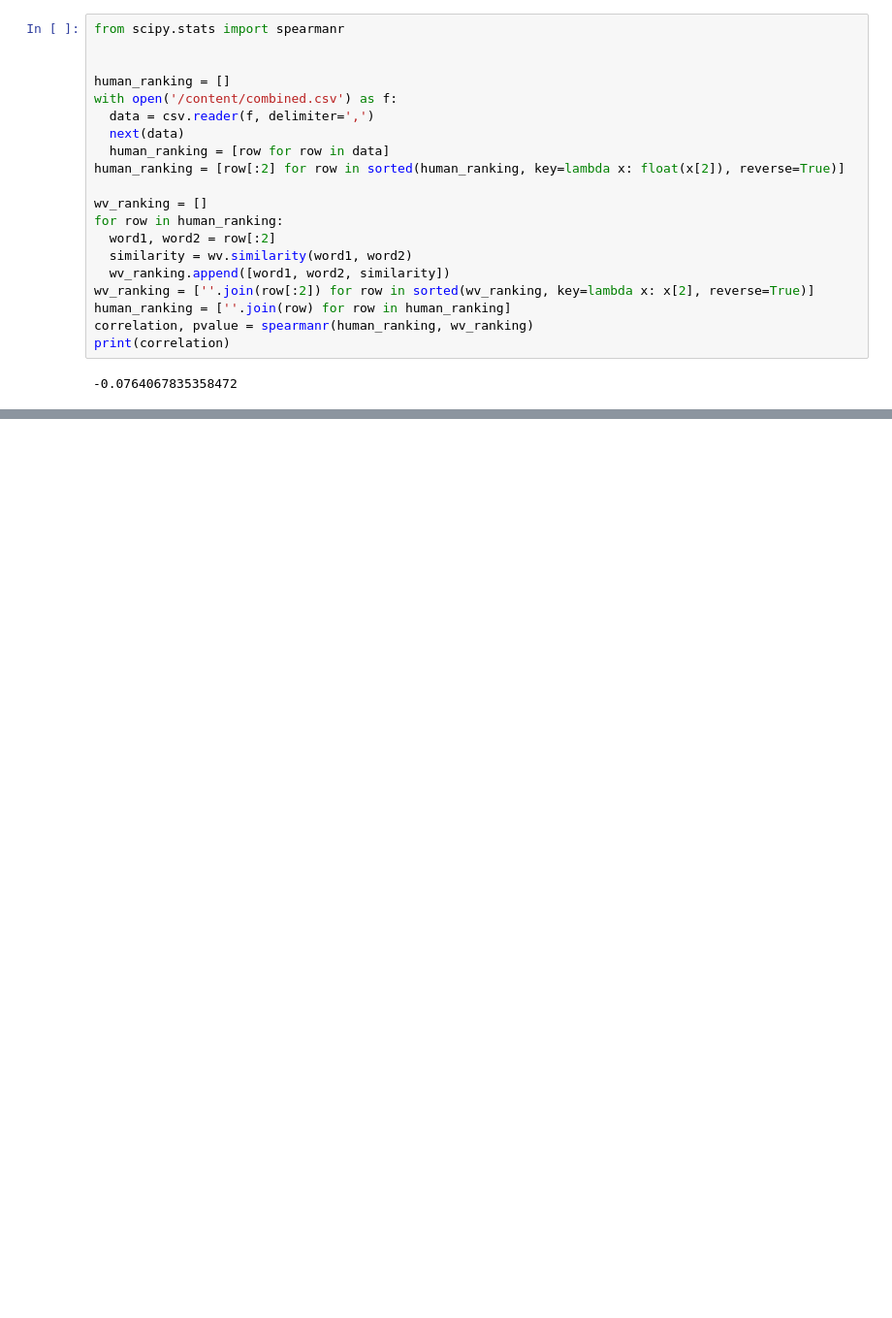
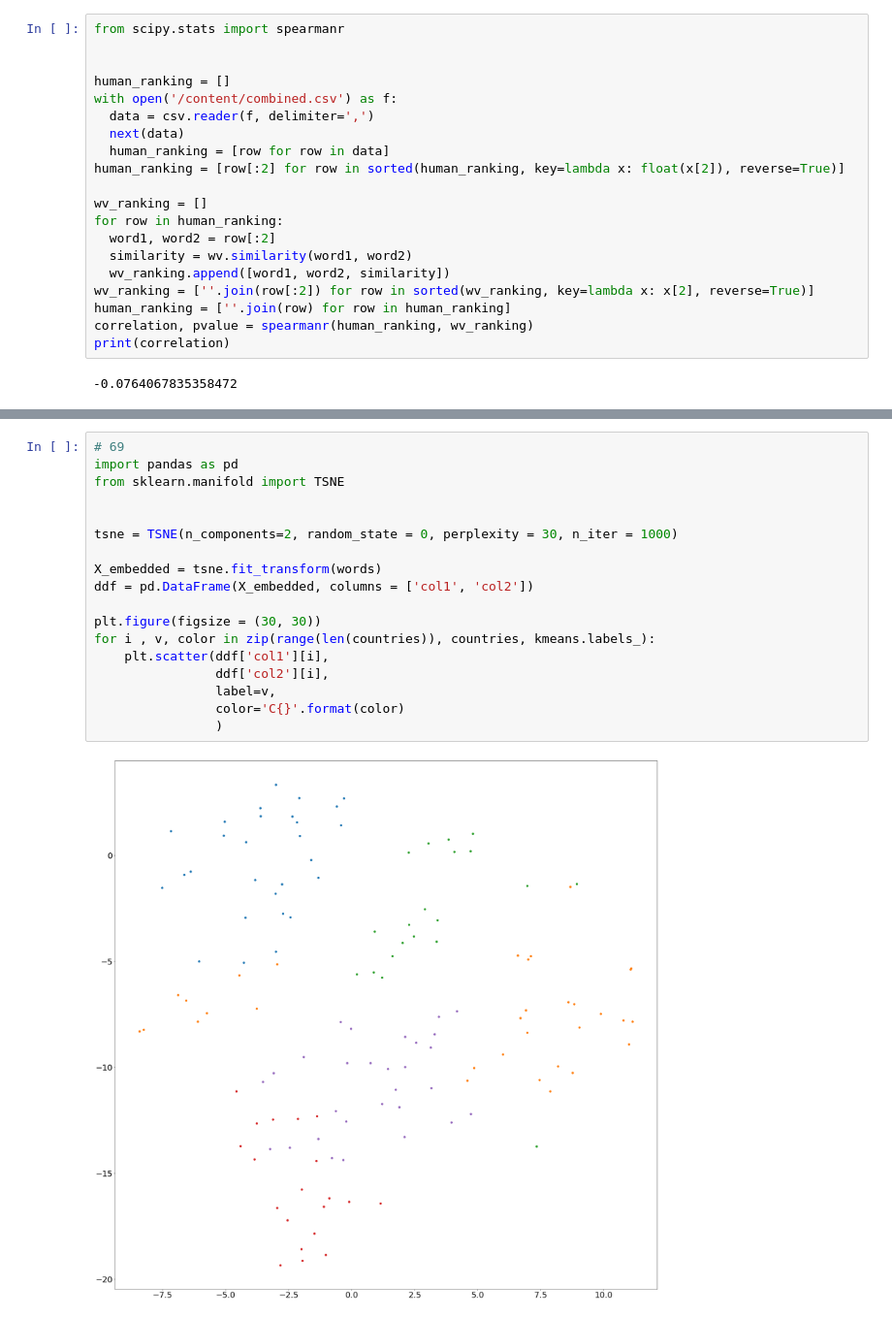
Before and after one commit to paotabetai/NLP100, a Jupyter notebook: C7_Word_Embedding.ipynb, the cells around one changed output, grey strips where cells are left out. Shown at 97% size. Saved outputs shown, nothing was run; the diff lists cells and outputs as text; blank space fills up the shorter version.

```diff
--- a/C7_Word_Embedding.ipynb
+++ b/C7_Word_Embedding.ipynb
@@ -269,0 +310,20 @@ Russia  4
+# %%
+# 69
+import pandas as pd
+from sklearn.manifold import TSNE
+
+
+tsne = TSNE(n_components=2, random_state = 0, perplexity = 30, n_iter = 1000)
+
+X_embedded = tsne.fit_transform(words)
+ddf = pd.DataFrame(X_embedded, columns = ['col1', 'col2'])
+
+plt.figure(figsize = (30, 30))
+for i , v, color in zip(range(len(countries)), countries, kmeans.labels_):
+    plt.scatter(ddf['col1'][i],
+                ddf['col2'][i],
+                label=v,
+                color='C{}'.format(color)
+                )
+# %% [output]
+[figure, added]
```
Also changed, not shown: parts of 7 cells of this notebook.
